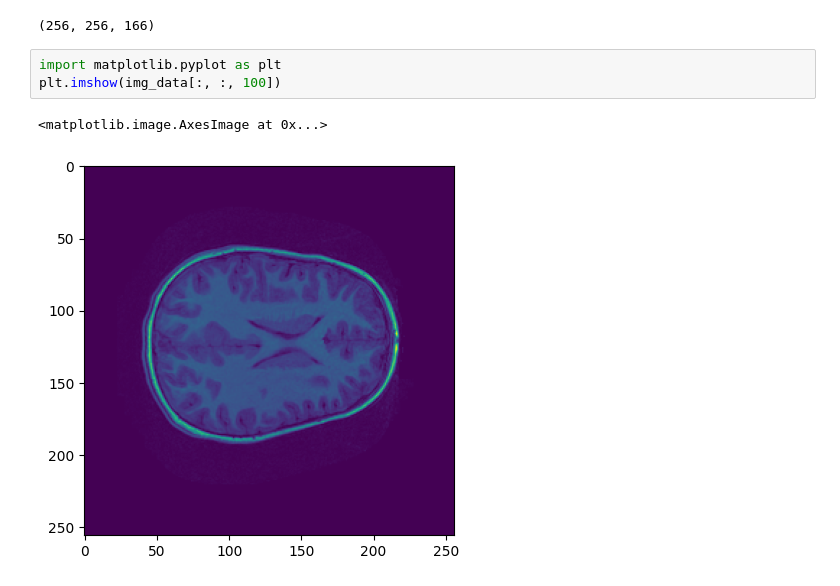
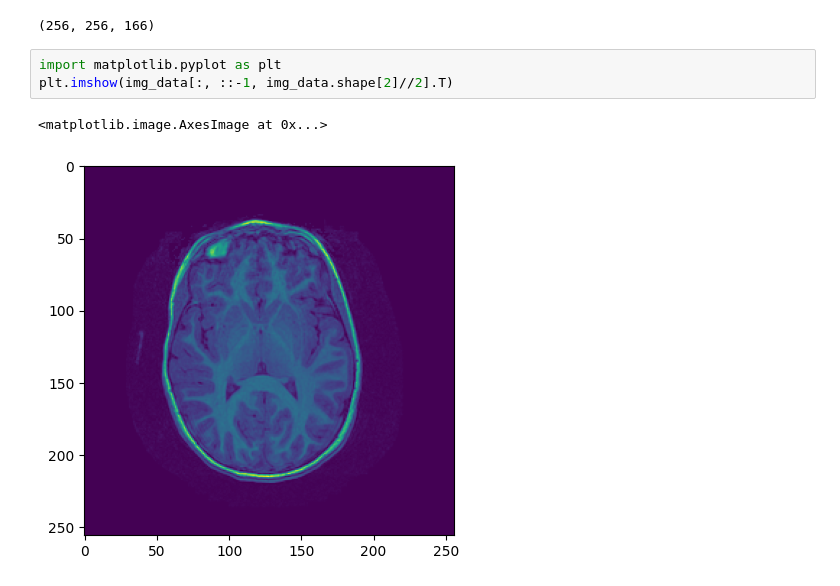
Before and after one commit to xnought/vis-fmri, a Jupyter notebook: what-look-like.ipynb, the cells around one changed output. Saved outputs shown, nothing was run; the diff lists cells and outputs as text.

```diff
--- a/what-look-like.ipynb
+++ b/what-look-like.ipynb
@@ -11,7 +11,7 @@ img_data.shape
 (256, 256, 166)
 # %%
 import matplotlib.pyplot as plt
-plt.imshow(img_data[:, :, 100])
+plt.imshow(img_data[:, ::-1, img_data.shape[2]//2].T)
 # %% [output]
 <matplotlib.image.AxesImage at 0x...>
-[figure, old version]
+[figure, new version]
```
Also changed, not shown: parts of 2 cells of this notebook.
